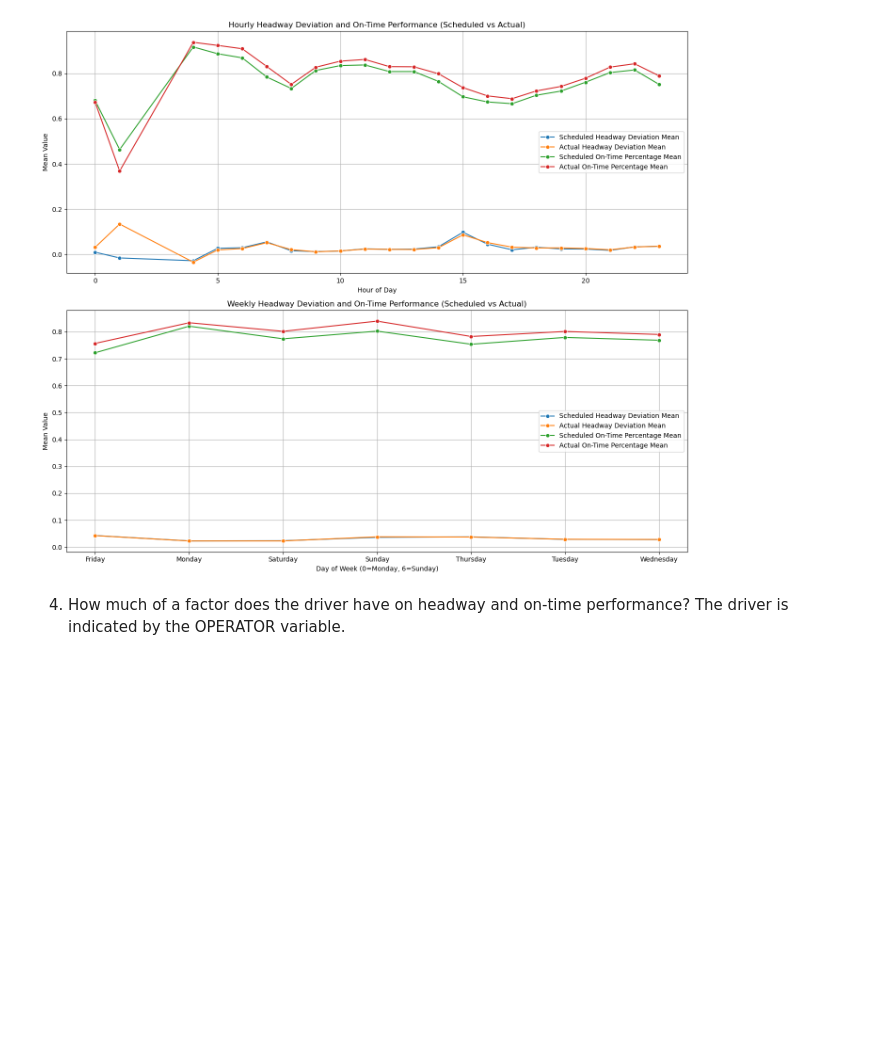
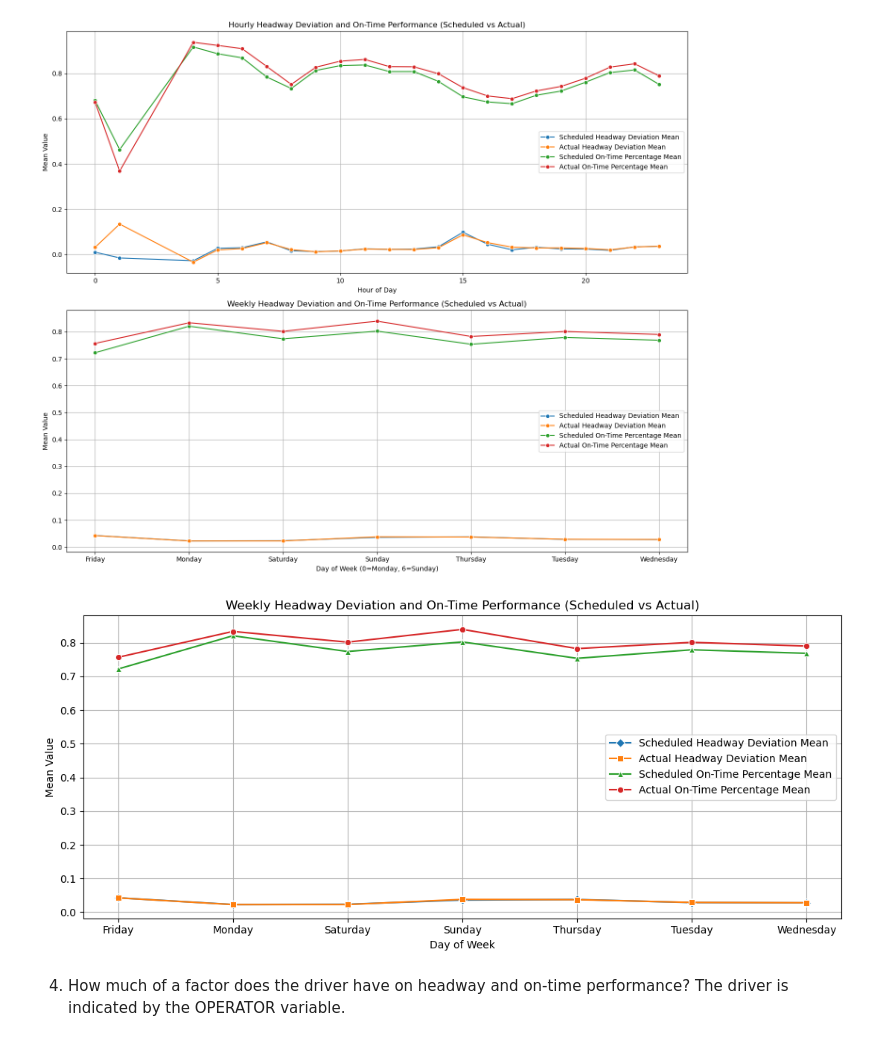
Before and after one commit to NSS-Data-Analytics-Cohort-11/wego-the-great-khans, a Jupyter notebook: notebooks/We-go_great_khans.ipynb, the cells around one changed output. Drawn from its saved outputs; the diff is of its cells as text; code cells hidden in the pictures; blank space fills up the shorter version.

```diff
--- a/notebooks/We-go_great_khans.ipynb
+++ b/notebooks/We-go_great_khans.ipynb
@@ -401,6 +401,22 @@ plt.tight_layout()
 plt.show()
 # %% [output]
 [figure]
+# %%
+plt.figure(figsize=(11, 5))
+sns.lineplot(data=scheduled_weekly_stats, x='DAY_OF_WEEK', y='HDWY_DEV_PCT_C_MEAN_SCHEDULED', label='Scheduled Headway Deviation Mean', marker='D')
+sns.lineplot(data=actual_weekly_stats, x='ACTUAL_DAY_OF_WEEK', y='HDWY_DEV_PCT_C_MEAN_ACTUAL', label='Actual Headway Deviation Mean', marker='s')
+sns.lineplot(data=scheduled_weekly_stats, x='DAY_OF_WEEK', y='ONTIME_PERCENTAGE_MEAN_SCHEDULED', label='Scheduled On-Time Percentage Mean', marker='^')
+sns.lineplot(data=actual_weekly_stats, x='ACTUAL_DAY_OF_WEEK', y='ONTIME_PERCENTAGE_MEAN_ACTUAL', label='Actual On-Time Percentage Mean', marker='o')
+plt.title('Weekly Headway Deviation and On-Time Performance (Scheduled vs Actual)')
+plt.xlabel('Day of Week')
+plt.ylabel('Mean Value')
+plt.legend()
+plt.grid(True)
+
+plt.tight_layout()
+plt.show()
+# %% [output]
+[figure, added]
 # %% [markdown]
 4. How much of a factor does the driver have on headway and on-time performance? The driver is indicated by the OPERATOR variable.
 # %%
```
